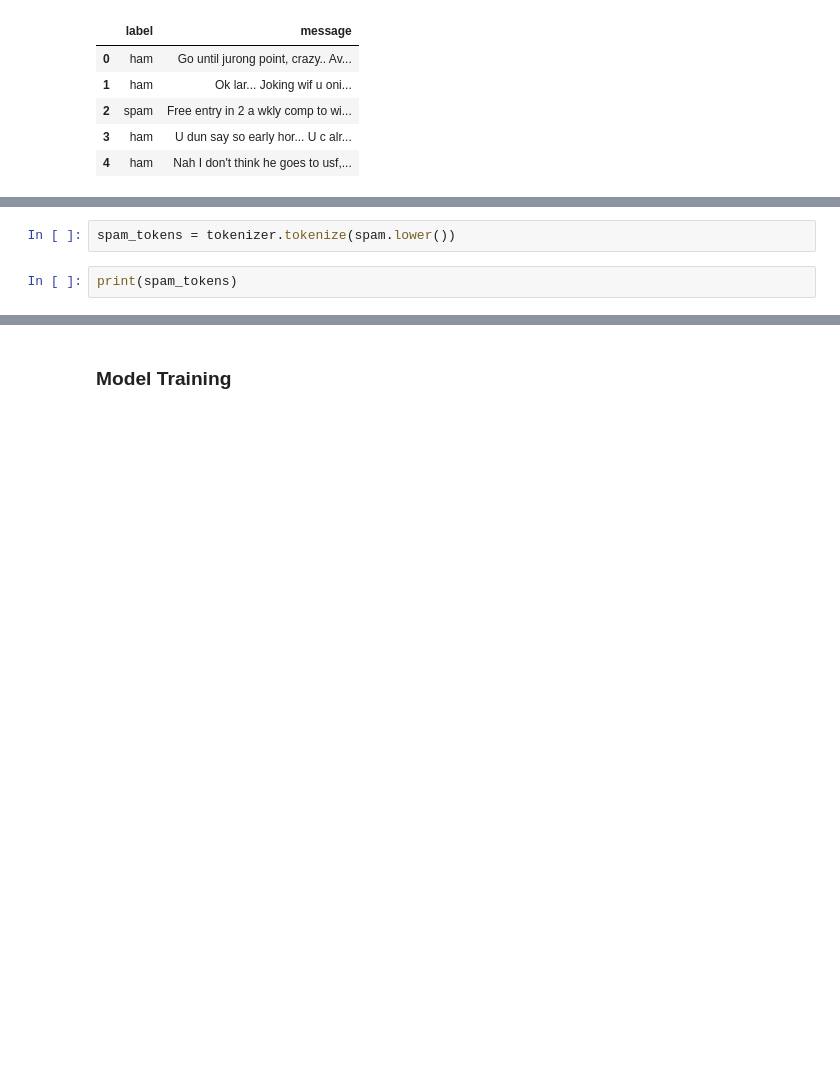
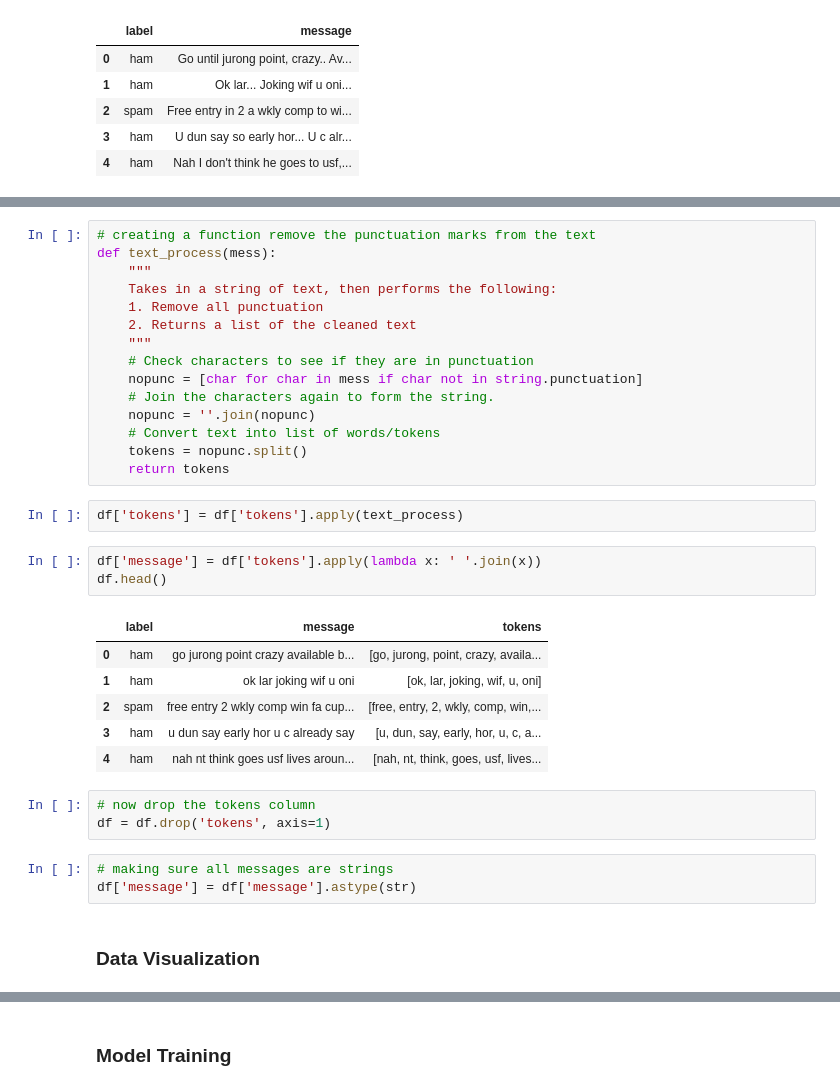
Before and after one commit to karenling99/Capstone-Project-SMS-Spam-Collection-2024, a Jupyter notebook: SMS Spam Collection.ipynb, the cells around one changed output, grey strips where cells are left out. Saved outputs shown, nothing was run; the diff lists cells and outputs as text; blank space fills up the shorter version.

```diff
--- a/SMS Spam Collection.ipynb
+++ b/SMS Spam Collection.ipynb
@@ -149,4 +147,35 @@ tokenizer = RegexpTokenizer(r'\w+')
 # %%
-spam_tokens = tokenizer.tokenize(spam.lower())
+# creating a function remove the punctuation marks from the text
+def text_process(mess):
+    """
+    Takes in a string of text, then performs the following:
+    1. Remove all punctuation
+    2. Returns a list of the cleaned text
+    """
+    # Check characters to see if they are in punctuation
+    nopunc = [char for char in mess if char not in string.punctuation]
+    # Join the characters again to form the string.
+    nopunc = ''.join(nopunc)
+    # Convert text into list of words/tokens
+    tokens = nopunc.split()
+    return tokens
 # %%
-print(spam_tokens)
+df['tokens'] = df['tokens'].apply(text_process)
+# %%
+df['message'] = df['tokens'].apply(lambda x: ' '.join(x))
+df.head()
+# %% [output]
+|  | label | message | tokens |
+| 0 | ham | go jurong point crazy available b... | [go, jurong, point, crazy, availa... |
+| 1 | ham | ok lar joking wif u oni | [ok, lar, joking, wif, u, oni] |
+| 2 | spam | free entry 2 wkly comp win fa cup... | [free, entry, 2, wkly, comp, win,... |
+| 3 | ham | u dun say early hor u c already say | [u, dun, say, early, hor, u, c, a... |
+| 4 | ham | nah nt think goes usf lives aroun... | [nah, nt, think, goes, usf, lives... |
+# %%
+# now drop the tokens column
+df = df.drop('tokens', axis=1)
+# %%
+# making sure all messages are strings
+df['message'] = df['message'].astype(str)
+# %% [markdown]
+### Data Visualization
```
Also changed, not shown: parts of 31 cells of this notebook.
